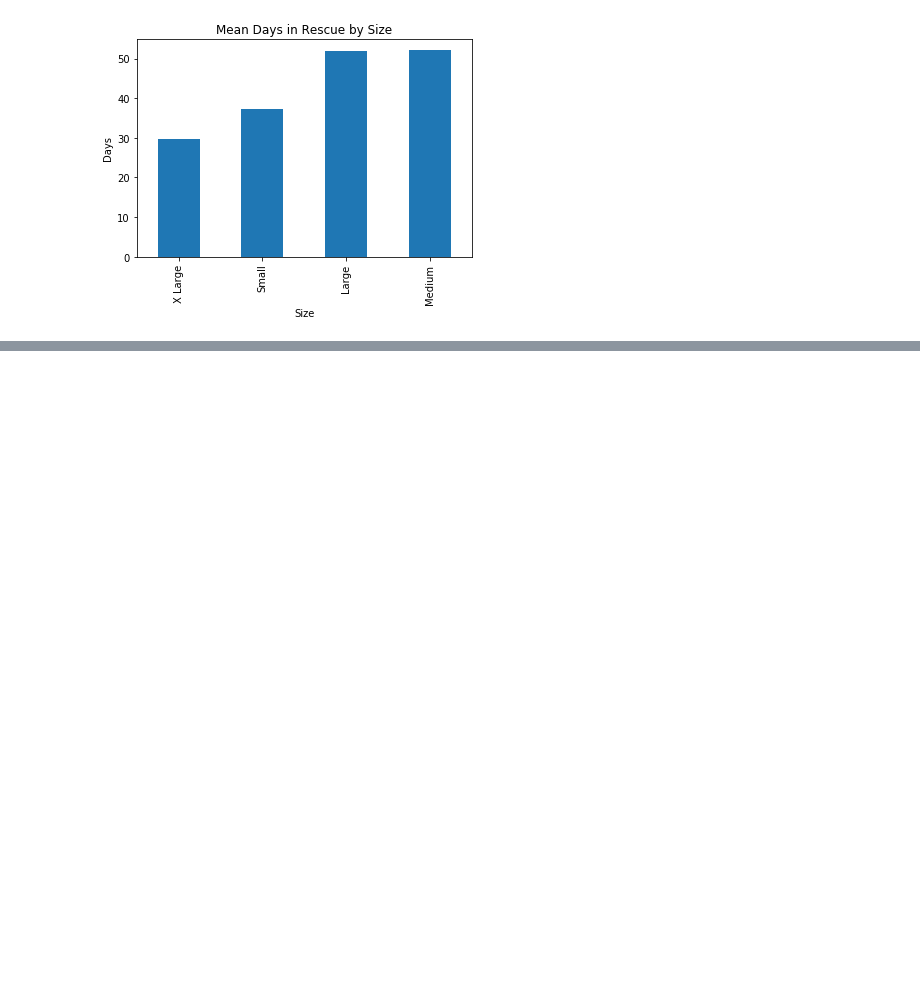
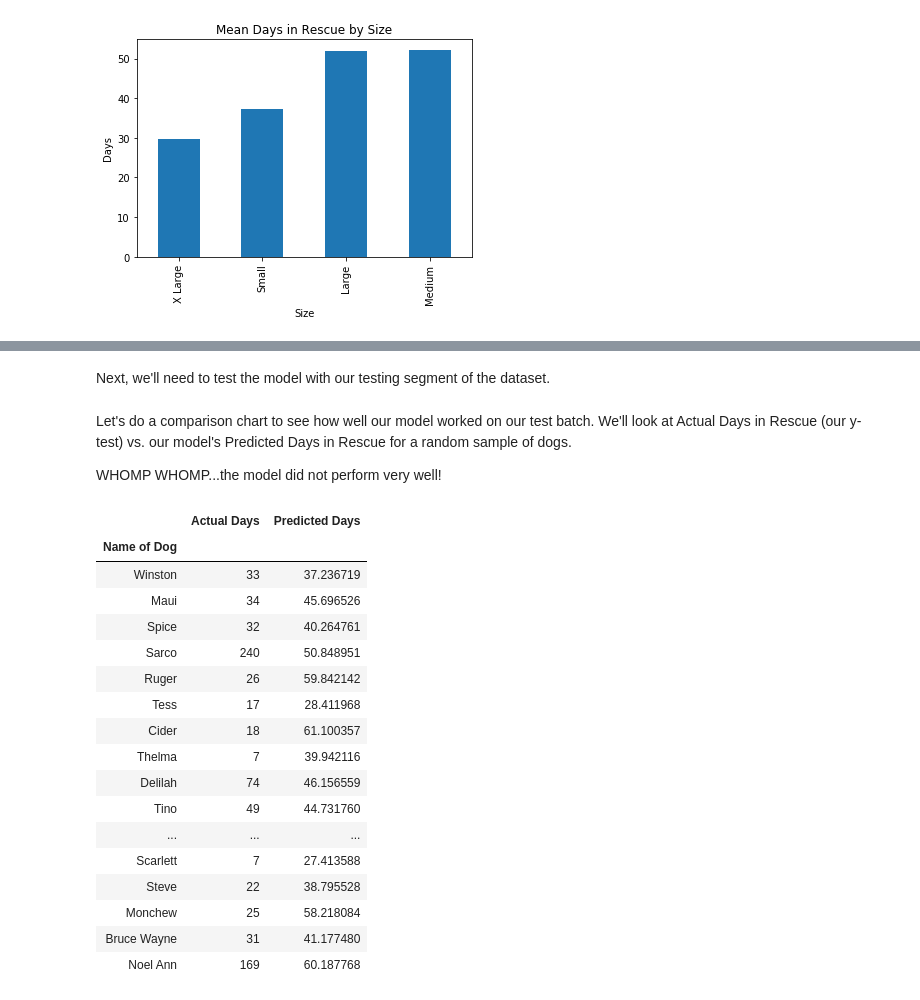
Before and after one commit to bhavanij2/dog-rescue-prediction, a Jupyter notebook: Needy_Paws.ipynb, the cells around one changed output, grey strips where cells are left out. Drawn from its saved outputs; the diff is of its cells as text; code cells hidden in the pictures; blank space fills up the shorter version.

Commit message:
Updated file with linear regression model

```diff
--- a/Needy_Paws.ipynb
+++ b/Needy_Paws.ipynb
@@ -195,0 +266,3 @@ plt.show()
+# %%
+encoded_data = encoded_data.drop(columns=['Breed'])
+encoded_data.head()
@@ -195,0 +299,4 @@ plt.show()
+# %%
+X = encoded_data
+y = data['Days in Rescue']
+X_train, X_test, y_train, y_test = train_test_split(X, y, test_size=0.20, random_state=42)
@@ -195,0 +312,2 @@ plt.show()
+# %%
+model = LinearRegression().fit(X_train, y_train)
@@ -195,0 +330,30 @@ plt.show()
+# %% [markdown]
+Next, we'll need to test the model with our testing segment of the dataset.
+# %%
+y_pred = model.predict(X_test)
+# %% [markdown]
+Let's do a comparison chart to see how well our model worked on our test batch. We'll look at Actual Days in Rescue (our y-test) vs. our model's Predicted Days in Rescue for a random sample of dogs.
+
+WHOMP WHOMP...the model did not perform very well!
+# %%
+compare = pd.DataFrame({'Actual Days': y_test, 'Predicted Days': y_pred})
+compare.head(25)
+# %% [output]
+|  | Actual Days | Predicted Days |
+| Name of Dog |  |  |
+| Winston | 33 | 37.236719 |
+| Maui | 34 | 45.696526 |
+| Spice | 32 | 40.264761 |
+| Sarco | 240 | 50.848951 |
+| Ruger | 26 | 59.842142 |
+| Tess | 17 | 28.411968 |
+| Cider | 18 | 61.100357 |
+| Thelma | 7 | 39.942116 |
+| Delilah | 74 | 46.156559 |
+| Tino | 49 | 44.731760 |
+| ... | ... | ... |
+| Scarlett | 7 | 27.413588 |
+| Steve | 22 | 38.795528 |
+| Monchew | 25 | 58.218084 |
+| Bruce Wayne | 31 | 41.177480 |
+| Noel Ann | 169 | 60.187768 |
```
Also changed, not shown: parts of 17 cells of this notebook.
